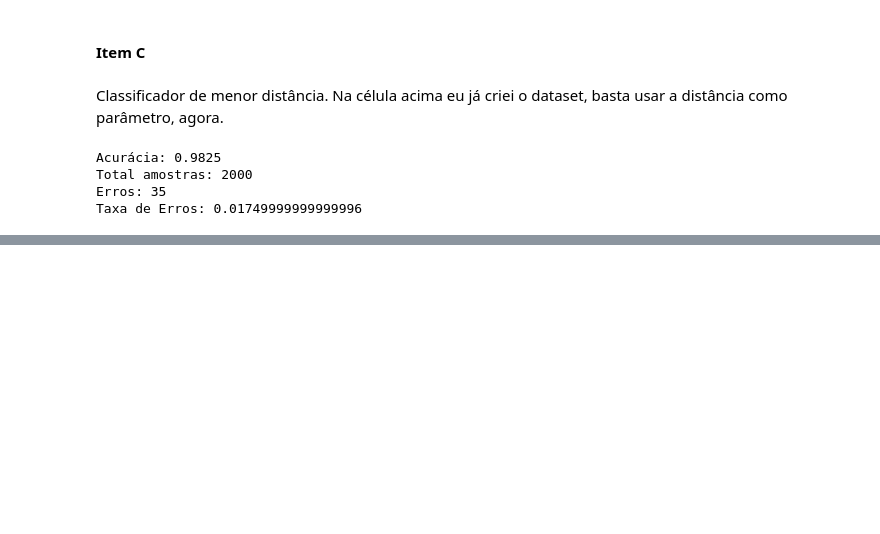
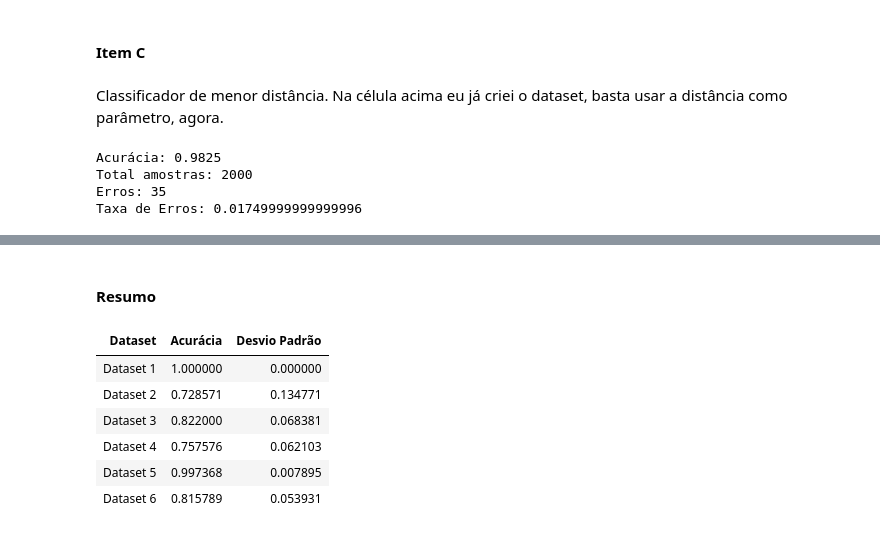
Before and after one commit to DimitriLeandro/MachineLearningUFABC, a Jupyter notebook: Atividade1/ML-Exerc01.ipynb, the cells around one changed output, grey strips where cells are left out. Saved outputs shown, nothing was run; the diff lists cells and outputs as text; code cells hidden in the pictures; blank space fills up the shorter version.

```diff
--- a/Atividade1/ML-Exerc01.ipynb
+++ b/Atividade1/ML-Exerc01.ipynb
@@ -608,0 +630,2 @@ Taxa de Erros: 0.01749999999999996
+# %%
+matrizResultadosLDA = []
@@ -608,0 +763,39 @@ Taxa de Erros: 0.01749999999999996
+# %%
+# CRIANDO OS ARRAYS DE DADOS E CLASSIFICACAO CORRETA
+x = dataframe4[["feature1", "feature2"]].values
+y = dataframe4["classeCorreta"].values
+
+# BOOTSTRAP
+arrayAcuraciasLDA = []
+for i in range(10):
+
+    # HOLDOUT
+    xTrain, xTest, yTrain, yTest = tts(x, y, test_size=0.25, shuffle=True)
+
+    # SEPARANDO O QUE E DE CADA CLASSE PRA DEPOIS TIRAR A MEDIA E AS COVARIANCIAS
+    dadosTreinoClasseA = np.array([dadoAtual for j, dadoAtual in enumerate(xTrain) if yTrain[j] == 1])
+    dadosTreinoClasseB = np.array([dadoAtual for j, dadoAtual in enumerate(xTrain) if yTrain[j] == 2])
+
+    # USANDO OS DADOS DE TREINAMENTO PARA DEFINIR AS MEDIAS, MATRIZES DE COVARIANCIA E PROB CLASSES
+    vetorMediasClasseA        = np.mean(dadosTreinoClasseA, axis=0)
+    matrizCovarianciasClasseA = np.cov(dadosTreinoClasseA.T)
+    probClasseA               = len(dadosTreinoClasseA)/len(xTrain)
+    vetorMediasClasseB        = np.mean(dadosTreinoClasseB, axis=0)
+    matrizCovarianciasClasseB = np.cov(dadosTreinoClasseB.T)
+    probClasseB               = len(dadosTreinoClasseB)/len(xTrain)
+
+    # PREDIZENDO
+    acertos = 0
+
+    for xAtual, classeCorreta in zip(xTest, yTest):
+        classePredita = predizer(xAtual, vetorMediasClasseA, matrizCovarianciasClasseA, vetorMediasClasseB, matrizCovarianciasClasseB, probClasseA, probClasseB)
+
+        if classePredita == classeCorreta:
+            acertos += 1
+
+    # CALCULO A ACURACIA
+    acuraciaAtual = acertos / len(xTest)
+    arrayAcuraciasLDA.append(acuraciaAtual)
+
+print("Acurácia:", np.mean(arrayAcuraciasLDA), "+-", np.std(arrayAcuraciasLDA))
+matrizResultadosLDA.append(["Dataset 4", np.mean(arrayAcuraciasLDA), np.std(arrayAcuraciasLDA)])
@@ -608,0 +898,13 @@ Taxa de Erros: 0.01749999999999996
+# %% [markdown]
+#### Resumo
+# %%
+dataframeResumoLDA = pd.DataFrame(data=matrizResultadosLDA, columns=["Dataset", "Acurácia", "Desvio Padrão"])
+dataframeResumoLDA.style.hide_index()
+# %% [output]
+| Dataset | Acurácia | Desvio Padrão |
+| Dataset 1 | 1.000000 | 0.000000 |
+| Dataset 2 | 0.728571 | 0.134771 |
+| Dataset 3 | 0.822000 | 0.068381 |
+| Dataset 4 | 0.757576 | 0.062103 |
+| Dataset 5 | 0.997368 | 0.007895 |
+| Dataset 6 | 0.815789 | 0.053931 |
```
Also changed, not shown: parts of 23 cells of this notebook.
